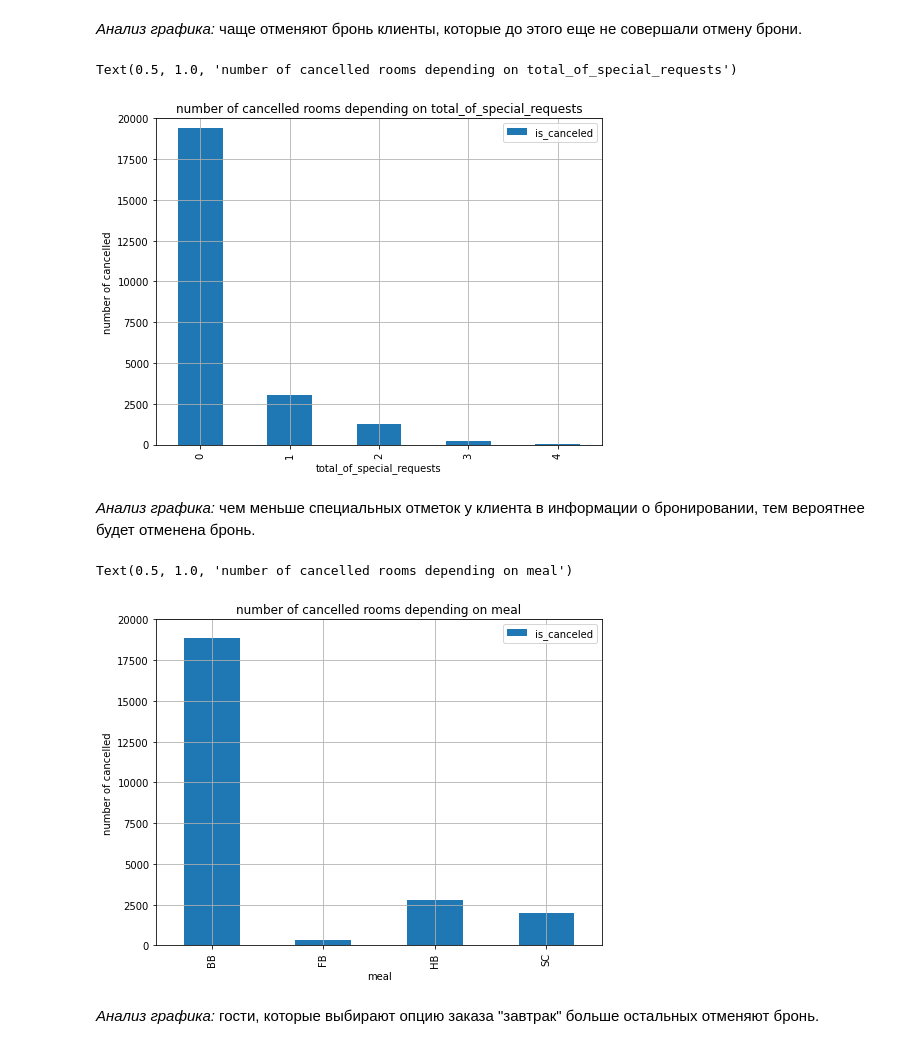
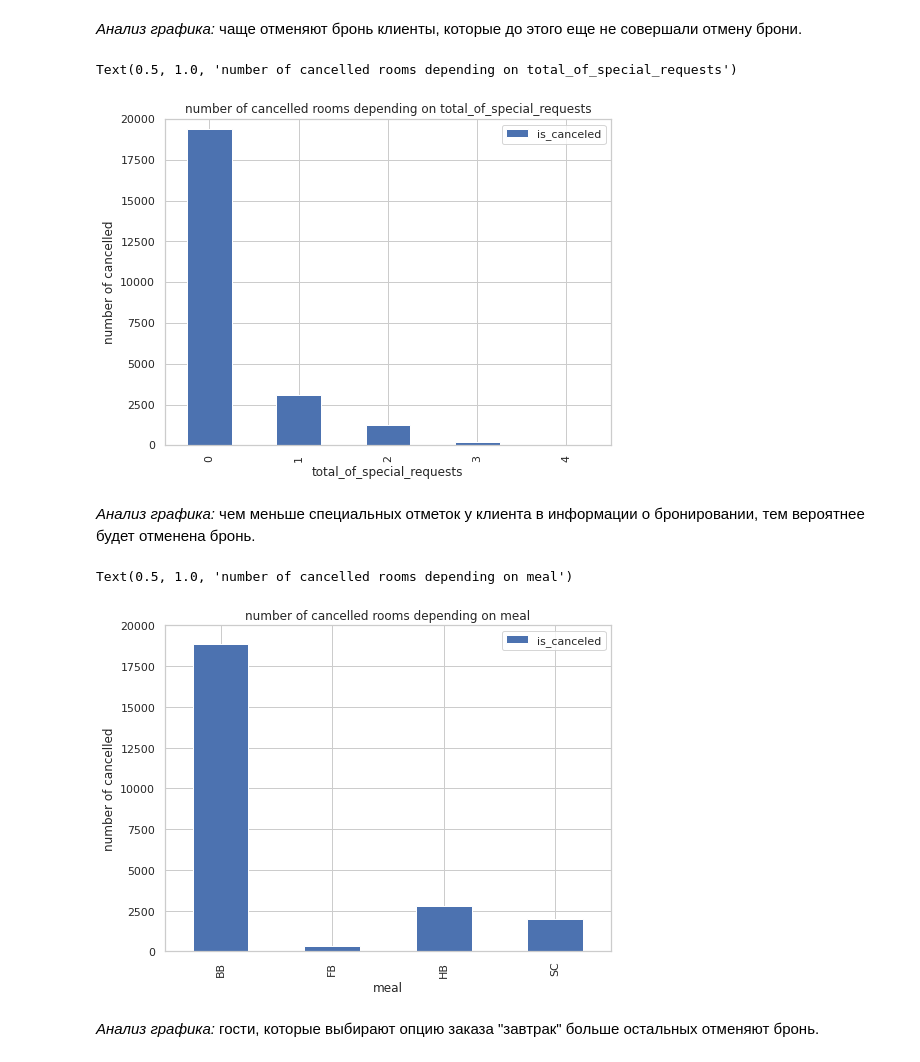
Before and after one commit to alena-troflyanina/yandex-practicum-projects, a Jupyter notebook: outflow_forecasting/cancelation_prediction.ipynb, the cells around one changed output. Saved outputs shown, nothing was run; the diff lists cells and outputs as text; code cells hidden in the pictures.

```diff
--- a/outflow_forecasting/cancelation_prediction.ipynb
+++ b/outflow_forecasting/cancelation_prediction.ipynb
@@ -313,6 +351,9 @@ hotel_test = hotel_test.drop(['id', 'country'], axis=1)
 - признак того, что гость бронирует номер второй раз `is_repeated_guest`;
 - сколько дней заказ ожидал подтверждения `days_in_waiting_list`;
 - общее количество ночей `total_night`.
+# %%
+plt.rcParams['figure.figsize'] = [7, 7]
+sns.set_theme(style="whitegrid")
 # %%
 features = [
     'lead_time', 'arrival_date_day_of_month',
@@ -457,23 +482,23 @@ Text(0.5, 1.0, 'number of cancelled rooms depending on previous_cancellations')
 # %%
 hotel_train.query('is_canceled == 1').pivot_table(
     index='total_of_special_requests', values='is_canceled', aggfunc='count'
-).plot(kind='bar', grid=True, ylim=(0, 20000), figsize=(8,6))
+).plot(kind='bar', ylim=(0, 20000), figsize=(8,6))
 plt.ylabel('number of cancelled')
 plt.title('number of cancelled rooms depending on total_of_special_requests')
 # %% [output]
 Text(0.5, 1.0, 'number of cancelled rooms depending on total_of_special_requests')
-[figure, old version]
+[figure, new version]
 # %% [markdown]
 *Анализ графика:* чем меньше специальных отметок у клиента в информации о бронировании, тем вероятнее будет отменена бронь.
 # %%
 hotel_train.query('is_canceled == 1').pivot_table(
     index='meal', values='is_canceled', aggfunc='count'
-).plot(kind='bar', grid=True, ylim=(0, 20000), figsize=(8,6))
+).plot(kind='bar', ylim=(0, 20000), figsize=(8,6))
 plt.ylabel('number of cancelled')
 plt.title('number of cancelled rooms depending on meal')
 # %% [output]
 Text(0.5, 1.0, 'number of cancelled rooms depending on meal')
-[figure, old version]
+[figure, new version]
 # %% [markdown]
 *Анализ графика:* гости, которые выбирают опцию заказа "завтрак" больше остальных отменяют бронь.
 # %%
```
Also changed, not shown: parts of 98 cells of this notebook, 1 other file.
